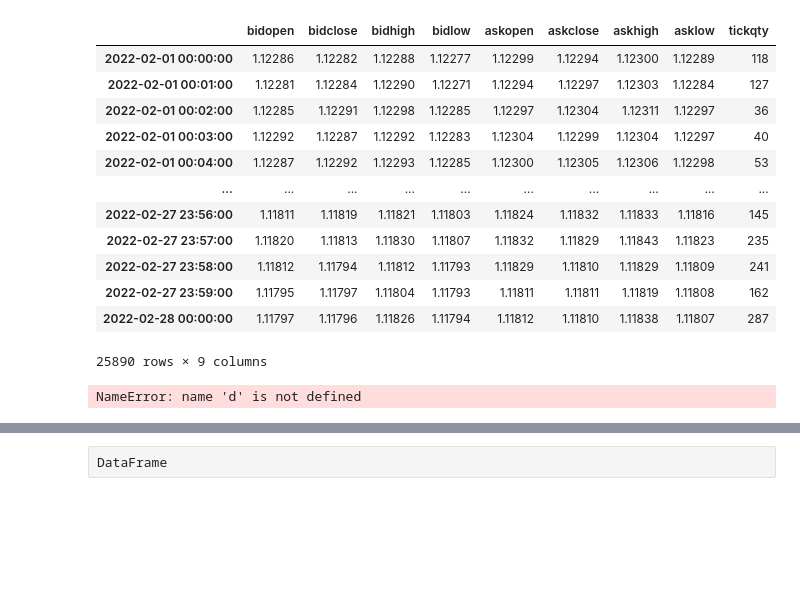
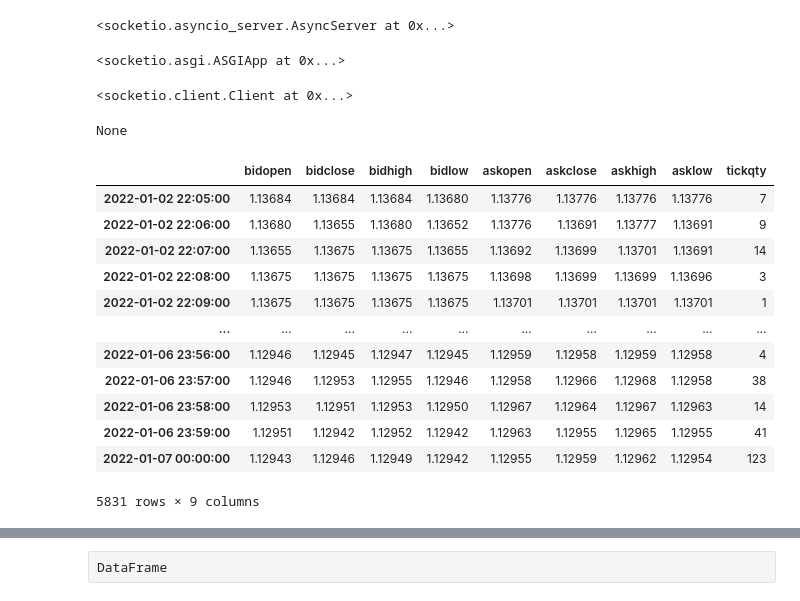
Before and after one commit to sonupal129/affinity, a Jupyter notebook: trading/algo_test.ipynb, the cells around one changed output, grey strips where cells are left out. Cells and saved outputs as stored; diff of their text form; code cells hidden in the pictures; blank space fills up the shorter version.

```diff
--- a/algo_test.ipynb
+++ b/trading/algo_test.ipynb
@@ -20,5 +36,24 @@ data
 # %%
-kada = data.copy()
+# create a Socket.IO server
+sio = socketio.AsyncServer()
+sio
+# %% [output]
+<socketio.asyncio_server.AsyncServer at 0x...>
+# %%
+# wrap with ASGI application
+app = socketio.ASGIApp(sio)
+app
+# %% [output]
+<socketio.asgi.ASGIApp at 0x...>
+# %%
+si = socketio.Client()
+si
+# %% [output]
+<socketio.client.Client at 0x...>
+# %%
+print(si.sid)
+# %% [output]
+None
 # %%
 import pandas as pd
 def print_data(data, dataframe):
@@ -44,34 +79,34 @@ def arraySortedOrNot(arr):
 # %%
 from icecream import ic
 from datetime import datetime
 import pandas_ta as pta
-d1 = pd.read_csv("feb1.csv")
-d2 = pd.read_csv("feb2.csv")
-d3 = pd.read_csv("feb3.csv")
+d1 = pd.read_csv("jan1.csv")
+# d2 = pd.read_csv("dec2.csv")
+# d3 = pd.read_csv("dec3.csv")
 # d3 = pd.read_csv("second_jan.csv")
-frames = [d1,d2,d3]
+frames = [d1]
 data = pd.concat(frames)
 data.index = data.date.values
 
 # # data = data.loc[(data["date"] > datetime.strptime("2022-01-05", "%Y-%m-%d"))]
 data = data.drop(["date"], axis=1)
 # data = data.iloc[40:3000] # 5831
 data
 # pd.DataFrame(index=data.date, data=data)
 # %% [output]
 |  | bidopen | bidclose | bidhigh | bidlow | askopen | askclose | askhigh | asklow | tickqty |
-| 2022-02-01 00:00:00 | 1.12286 | 1.12282 | 1.12288 | 1.12277 | 1.12299 | 1.12294 | 1.12300 | 1.12289 | 118 |
-| 2022-02-01 00:01:00 | 1.12281 | 1.12284 | 1.12290 | 1.12271 | 1.12294 | 1.12297 | 1.12303 | 1.12284 | 127 |
-| 2022-02-01 00:02:00 | 1.12285 | 1.12291 | 1.12298 | 1.12285 | 1.12297 | 1.12304 | 1.12311 | 1.12297 | 36 |
-| 2022-02-01 00:03:00 | 1.12292 | 1.12287 | 1.12292 | 1.12283 | 1.12304 | 1.12299 | 1.12304 | 1.12297 | 40 |
-| 2022-02-01 00:04:00 | 1.12287 | 1.12292 | 1.12293 | 1.12285 | 1.12300 | 1.12305 | 1.12306 | 1.12298 | 53 |
+| 2022-01-02 22:05:00 | 1.13684 | 1.13684 | 1.13684 | 1.13680 | 1.13776 | 1.13776 | 1.13776 | 1.13776 | 7 |
+| 2022-01-02 22:06:00 | 1.13680 | 1.13655 | 1.13680 | 1.13652 | 1.13776 | 1.13691 | 1.13777 | 1.13691 | 9 |
+| 2022-01-02 22:07:00 | 1.13655 | 1.13675 | 1.13675 | 1.13655 | 1.13692 | 1.13699 | 1.13701 | 1.13691 | 14 |
+| 2022-01-02 22:08:00 | 1.13675 | 1.13675 | 1.13675 | 1.13675 | 1.13698 | 1.13699 | 1.13699 | 1.13696 | 3 |
+| 2022-01-02 22:09:00 | 1.13675 | 1.13675 | 1.13675 | 1.13675 | 1.13701 | 1.13701 | 1.13701 | 1.13701 | 1 |
 | ... | ... | ... | ... | ... | ... | ... | ... | ... | ... |
-| 2022-02-27 23:56:00 | 1.11811 | 1.11819 | 1.11821 | 1.11803 | 1.11824 | 1.11832 | 1.11833 | 1.11816 | 145 |
-| 2022-02-27 23:57:00 | 1.11820 | 1.11813 | 1.11830 | 1.11807 | 1.11832 | 1.11829 | 1.11843 | 1.11823 | 235 |
-| 2022-02-27 23:58:00 | 1.11812 | 1.11794 | 1.11812 | 1.11793 | 1.11829 | 1.11810 | 1.11829 | 1.11809 | 241 |
-| 2022-02-27 23:59:00 | 1.11795 | 1.11797 | 1.11804 | 1.11793 | 1.11811 | 1.11811 | 1.11819 | 1.11808 | 162 |
-| 2022-02-28 00:00:00 | 1.11797 | 1.11796 | 1.11826 | 1.11794 | 1.11812 | 1.11810 | 1.11838 | 1.11807 | 287 |
+| 2022-01-06 23:56:00 | 1.12946 | 1.12945 | 1.12947 | 1.12945 | 1.12959 | 1.12958 | 1.12959 | 1.12958 | 4 |
+| 2022-01-06 23:57:00 | 1.12946 | 1.12953 | 1.12955 | 1.12946 | 1.12958 | 1.12966 | 1.12968 | 1.12958 | 38 |
+| 2022-01-06 23:58:00 | 1.12953 | 1.12951 | 1.12953 | 1.12950 | 1.12967 | 1.12964 | 1.12967 | 1.12963 | 14 |
+| 2022-01-06 23:59:00 | 1.12951 | 1.12942 | 1.12952 | 1.12942 | 1.12963 | 1.12955 | 1.12965 | 1.12955 | 41 |
+| 2022-01-07 00:00:00 | 1.12943 | 1.12946 | 1.12949 | 1.12942 | 1.12955 | 1.12959 | 1.12962 | 1.12954 | 123 |
-25890 rows × 9 columns
+5831 rows × 9 columns
 # %%
 # import ta
 # from ta.trend import *
@@ -643,16 +678,16 @@ class SMAExitLevel1(BaseStrategy):
 
 # SMAExitLevel1Copy = copy.deepcopy(SMAExitLevel1)
 # d["entry_signal"] = {'2021-12-01 10:25:00': 'SELL'}
-test_signal = next(pd.DataFrame(d).itertuples())
-tragedy = SMAStrategy3Exit(target=0.0010, stoploss=0.0005)
-kata = data[20:193]
-print(kata.iloc[-1].name)
-tragedy.dataframe = kata
-tragedy.entry_signal = test_signal
-tragedy.is_valid_dataframe()
-dd= tragedy.get_signal()
-ic(dd)
-test_signal
+# test_signal = next(pd.DataFrame(d).itertuples())
+# tragedy = SMAStrategy3Exit(target=0.0010, stoploss=0.0005)
+# kata = data[20:193]
+# print(kata.iloc[-1].name)
+# tragedy.dataframe = kata
+# tragedy.entry_signal = test_signal
+# tragedy.is_valid_dataframe()
+# dd= tragedy.get_signal()
+# ic(dd)
+# test_signal
 # df_signal = next(pd.DataFrame(signal).itertuples())
 #             strategy.entry_signal = next(pd.DataFrame(signal).itertuples())
 #             # # # tragedy.is_valid_dataframe()
@@ -661,8 +696,6 @@ test_signal
 #         ], axis=1).head(50) .iloc[1:60]
 # dd
 # data.iloc[0].name
-# %% [output]
-NameError: name 'd' is not defined
 # %%
 ss = pd.DataFrame(sma_backtest.signal_data)
 from strategy import DefaultExitStrategy
```
Also changed, not shown: parts of 10 cells of this notebook, 25 other files.
